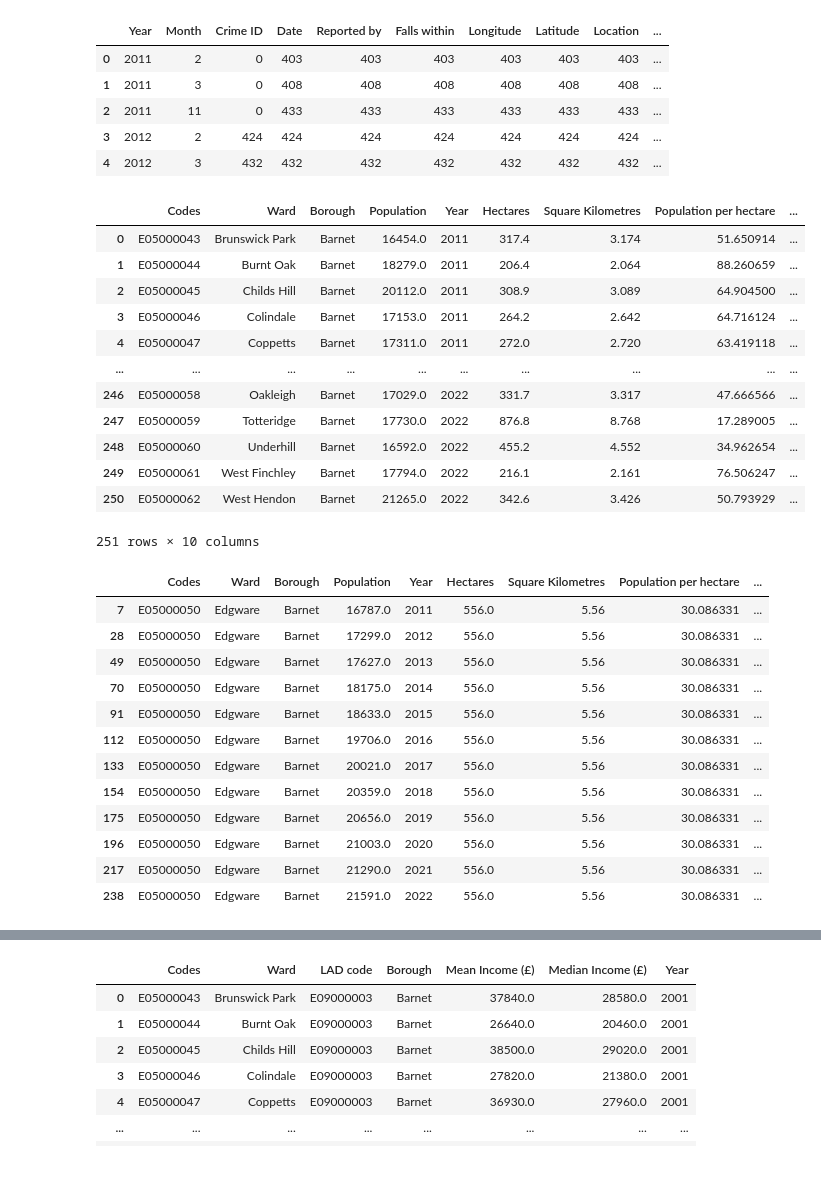
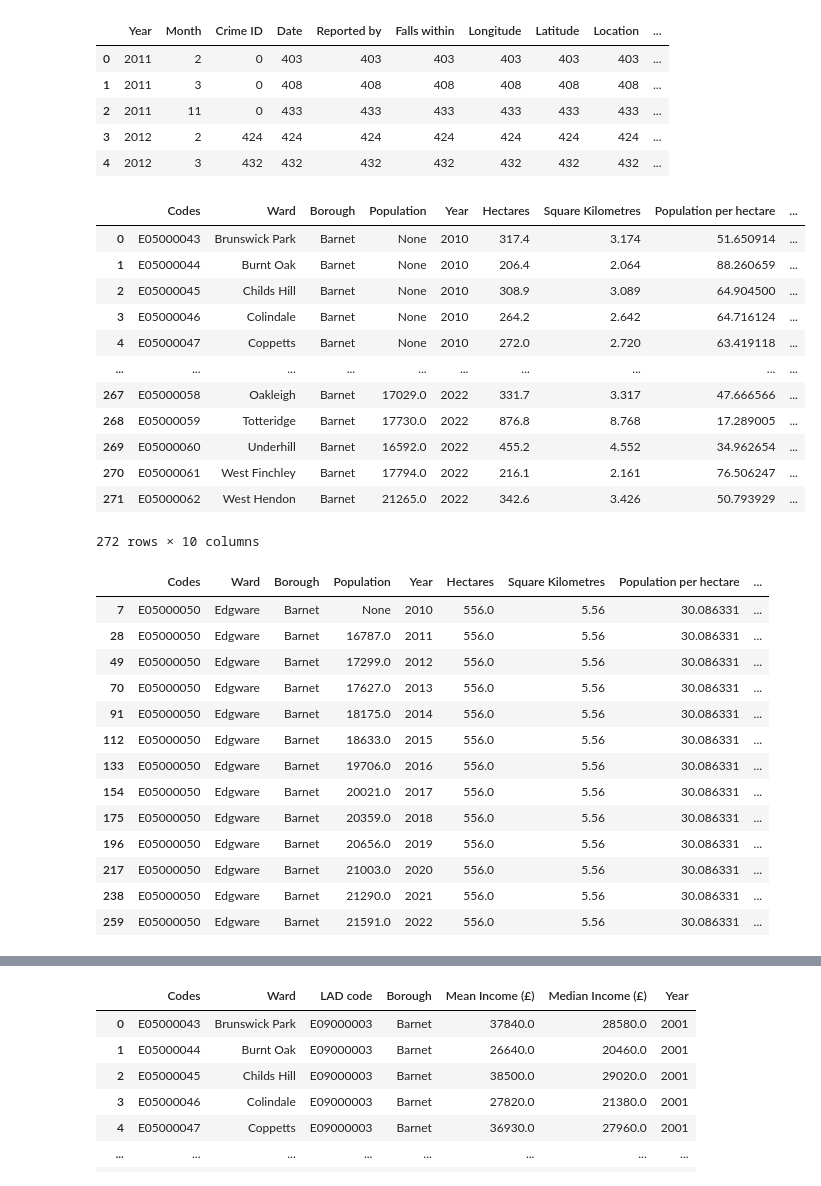
Before and after one commit to isavgt/JBG050-group11, a Jupyter notebook: datasetsexploration.ipynb, the cells around one changed output, grey strips where cells are left out. Drawn from its saved outputs; the diff is of its cells as text; code cells hidden in the pictures.

```diff
--- a/datasetsexploration.ipynb
+++ b/datasetsexploration.ipynb
@@ -372,63 +472,64 @@ import xlwings as xw
 
 workbook = xw.Book(r'.\\Datasets\\Population\\land-area-population-density-london.xlsx')
 ward_sheet = workbook.sheets['Ward']
-years = [x for x in range(2011, 2023)]
+years = [x for x in range(2010, 2023)]
 results = []
 for year in years:
     ward_sheet.range('E1').value = year
     ward_sheet.api.Range("A2:K628").AutoFilter(Field:=3, Criteria1:="Barnet")
     results.append(
         {
             'Codes': ward_sheet.range('A21:A41').value,
             'Ward': ward_sheet.range('B21:B41').value,
             'Borough': ward_sheet.range('C21:C41').value,
             'Population': ward_sheet.range('D21:D41').value,
             'Year': [year]*21,
             'Hectares': ward_sheet.range('E21:E41').value,
             'Square Kilometres': ward_sheet.range('F21:F41').value,
             'Population per hectare': ward_sheet.range('G21:G41').value,
             'Population per square kilometre': ward_sheet.range('H21:H41').value,
             'Census population (2011)': ward_sheet.range('J21:J41').value,
             'Population per hectare': ward_sheet.range('K21:K41').value,
         }
     )
 
 concat_pd = []
 for i in range(len(results)):
     temp_df = pd.DataFrame(results[i])
     concat_pd.append(temp_df)
 population_ward_df = pd.concat(concat_pd, ignore_index=True)
 population_ward_df.head(-1)
 # %% [output]
 |  | Codes | Ward | Borough | Population | Year | Hectares | Square Kilometres | Population per hectare | ... |
-| 0 | E05000043 | Brunswick Park | Barnet | 16454.0 | 2011 | 317.4 | 3.174 | 51.650914 | ... |
-| 1 | E05000044 | Burnt Oak | Barnet | 18279.0 | 2011 | 206.4 | 2.064 | 88.260659 | ... |
-| 2 | E05000045 | Childs Hill | Barnet | 20112.0 | 2011 | 308.9 | 3.089 | 64.904500 | ... |
-| 3 | E05000046 | Colindale | Barnet | 17153.0 | 2011 | 264.2 | 2.642 | 64.716124 | ... |
-| 4 | E05000047 | Coppetts | Barnet | 17311.0 | 2011 | 272.0 | 2.720 | 63.419118 | ... |
+| 0 | E05000043 | Brunswick Park | Barnet | None | 2010 | 317.4 | 3.174 | 51.650914 | ... |
+| 1 | E05000044 | Burnt Oak | Barnet | None | 2010 | 206.4 | 2.064 | 88.260659 | ... |
+| 2 | E05000045 | Childs Hill | Barnet | None | 2010 | 308.9 | 3.089 | 64.904500 | ... |
+| 3 | E05000046 | Colindale | Barnet | None | 2010 | 264.2 | 2.642 | 64.716124 | ... |
+| 4 | E05000047 | Coppetts | Barnet | None | 2010 | 272.0 | 2.720 | 63.419118 | ... |
 | ... | ... | ... | ... | ... | ... | ... | ... | ... | ... |
-| 246 | E05000058 | Oakleigh | Barnet | 17029.0 | 2022 | 331.7 | 3.317 | 47.666566 | ... |
-| 247 | E05000059 | Totteridge | Barnet | 17730.0 | 2022 | 876.8 | 8.768 | 17.289005 | ... |
-| 248 | E05000060 | Underhill | Barnet | 16592.0 | 2022 | 455.2 | 4.552 | 34.962654 | ... |
-| 249 | E05000061 | West Finchley | Barnet | 17794.0 | 2022 | 216.1 | 2.161 | 76.506247 | ... |
-| 250 | E05000062 | West Hendon | Barnet | 21265.0 | 2022 | 342.6 | 3.426 | 50.793929 | ... |
+| 267 | E05000058 | Oakleigh | Barnet | 17029.0 | 2022 | 331.7 | 3.317 | 47.666566 | ... |
+| 268 | E05000059 | Totteridge | Barnet | 17730.0 | 2022 | 876.8 | 8.768 | 17.289005 | ... |
+| 269 | E05000060 | Underhill | Barnet | 16592.0 | 2022 | 455.2 | 4.552 | 34.962654 | ... |
+| 270 | E05000061 | West Finchley | Barnet | 17794.0 | 2022 | 216.1 | 2.161 | 76.506247 | ... |
+| 271 | E05000062 | West Hendon | Barnet | 21265.0 | 2022 | 342.6 | 3.426 | 50.793929 | ... |
-251 rows × 10 columns
+272 rows × 10 columns
 # %%
 population_ward_df.loc[population_ward_df['Ward']=="Edgware"]
 # %% [output]
 |  | Codes | Ward | Borough | Population | Year | Hectares | Square Kilometres | Population per hectare | ... |
-| 7 | E05000050 | Edgware | Barnet | 16787.0 | 2011 | 556.0 | 5.56 | 30.086331 | ... |
-| 28 | E05000050 | Edgware | Barnet | 17299.0 | 2012 | 556.0 | 5.56 | 30.086331 | ... |
-| 49 | E05000050 | Edgware | Barnet | 17627.0 | 2013 | 556.0 | 5.56 | 30.086331 | ... |
-| 70 | E05000050 | Edgware | Barnet | 18175.0 | 2014 | 556.0 | 5.56 | 30.086331 | ... |
-| 91 | E05000050 | Edgware | Barnet | 18633.0 | 2015 | 556.0 | 5.56 | 30.086331 | ... |
-| 112 | E05000050 | Edgware | Barnet | 19706.0 | 2016 | 556.0 | 5.56 | 30.086331 | ... |
-| 133 | E05000050 | Edgware | Barnet | 20021.0 | 2017 | 556.0 | 5.56 | 30.086331 | ... |
-| 154 | E05000050 | Edgware | Barnet | 20359.0 | 2018 | 556.0 | 5.56 | 30.086331 | ... |
-| 175 | E05000050 | Edgware | Barnet | 20656.0 | 2019 | 556.0 | 5.56 | 30.086331 | ... |
-| 196 | E05000050 | Edgware | Barnet | 21003.0 | 2020 | 556.0 | 5.56 | 30.086331 | ... |
-| 217 | E05000050 | Edgware | Barnet | 21290.0 | 2021 | 556.0 | 5.56 | 30.086331 | ... |
-| 238 | E05000050 | Edgware | Barnet | 21591.0 | 2022 | 556.0 | 5.56 | 30.086331 | ... |
+| 7 | E05000050 | Edgware | Barnet | None | 2010 | 556.0 | 5.56 | 30.086331 | ... |
+| 28 | E05000050 | Edgware | Barnet | 16787.0 | 2011 | 556.0 | 5.56 | 30.086331 | ... |
+| 49 | E05000050 | Edgware | Barnet | 17299.0 | 2012 | 556.0 | 5.56 | 30.086331 | ... |
+| 70 | E05000050 | Edgware | Barnet | 17627.0 | 2013 | 556.0 | 5.56 | 30.086331 | ... |
+| 91 | E05000050 | Edgware | Barnet | 18175.0 | 2014 | 556.0 | 5.56 | 30.086331 | ... |
+| 112 | E05000050 | Edgware | Barnet | 18633.0 | 2015 | 556.0 | 5.56 | 30.086331 | ... |
+| 133 | E05000050 | Edgware | Barnet | 19706.0 | 2016 | 556.0 | 5.56 | 30.086331 | ... |
+| 154 | E05000050 | Edgware | Barnet | 20021.0 | 2017 | 556.0 | 5.56 | 30.086331 | ... |
+| 175 | E05000050 | Edgware | Barnet | 20359.0 | 2018 | 556.0 | 5.56 | 30.086331 | ... |
+| 196 | E05000050 | Edgware | Barnet | 20656.0 | 2019 | 556.0 | 5.56 | 30.086331 | ... |
+| 217 | E05000050 | Edgware | Barnet | 21003.0 | 2020 | 556.0 | 5.56 | 30.086331 | ... |
+| 238 | E05000050 | Edgware | Barnet | 21290.0 | 2021 | 556.0 | 5.56 | 30.086331 | ... |
+| 259 | E05000050 | Edgware | Barnet | 21591.0 | 2022 | 556.0 | 5.56 | 30.086331 | ... |
 # %%
 crime_ward_df = pd.read_csv(r'.\\Datasets\\Crime History\\Ward Level Crime.csv')
 crime_ward_df_grouped = crime_ward_df.groupby(['Ward', 'Year', 'Month' ], as_index=False)['Crime type'].count()
```
Also changed, not shown: parts of 24 cells of this notebook.
